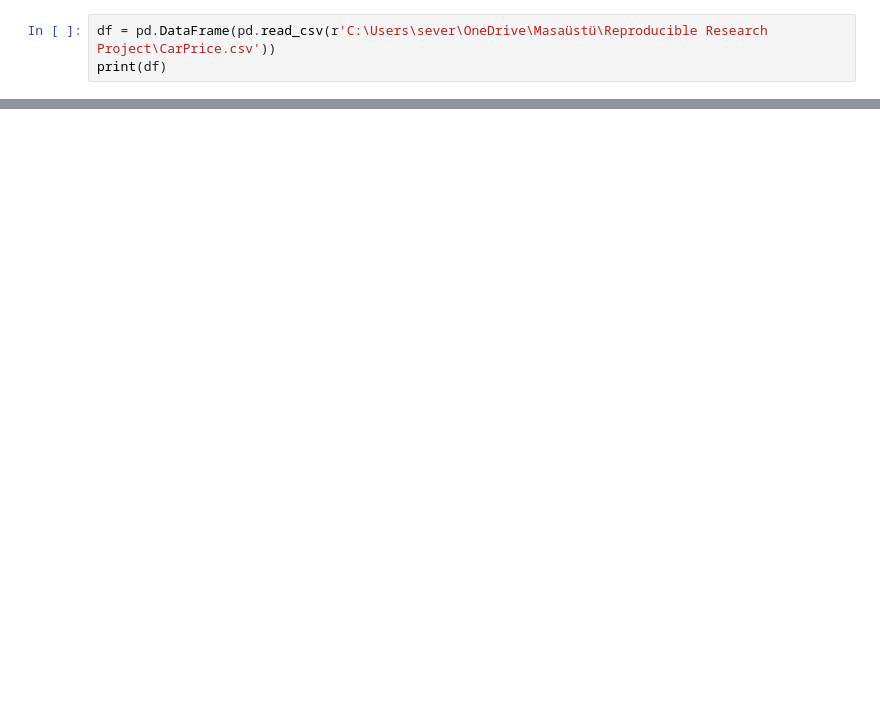
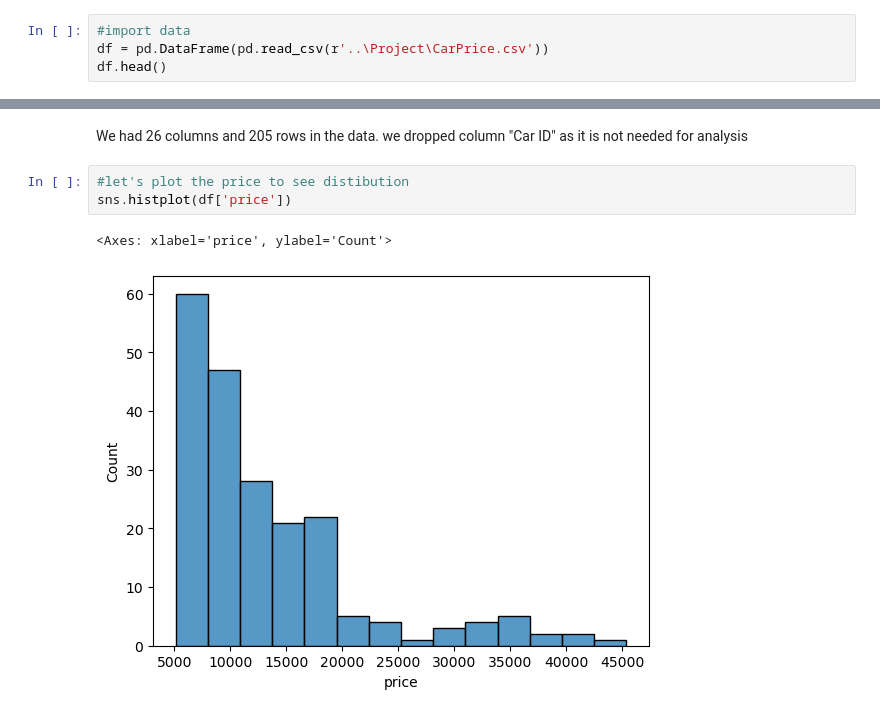
Before and after one commit to ArshadAhmadzada/Project, a Jupyter notebook: UpdateProject.ipynb, the cells around one changed output, grey strips where cells are left out. Cells and saved outputs as stored; diff of their text form; blank space fills up the shorter version.

```diff
--- a/UpdateProject.ipynb
+++ b/UpdateProject.ipynb
@@ -16,4 +13,5 @@ from matplotlib.pyplot import xticks
 # %%
-df = pd.DataFrame(pd.read_csv(r'C:\Users\sever\OneDrive\Masaüstü\Reproducible Research Project\CarPrice.csv'))
-print(df)
+#import data
+df = pd.DataFrame(pd.read_csv(r'..\Project\CarPrice.csv'))
+df.head()
 # %% [output]
@@ -156,0 +57,8 @@ df
+# %% [markdown]
+We had 26 columns and 205 rows in the data. we dropped column "Car ID" as it is not needed for analysis
+# %%
+#let's plot the price to see distibution
+sns.histplot(df['price'])
+# %% [output]
+<Axes: xlabel='price', ylabel='Count'>
+[figure, added]
```
Also changed, not shown: parts of 29 cells of this notebook.
